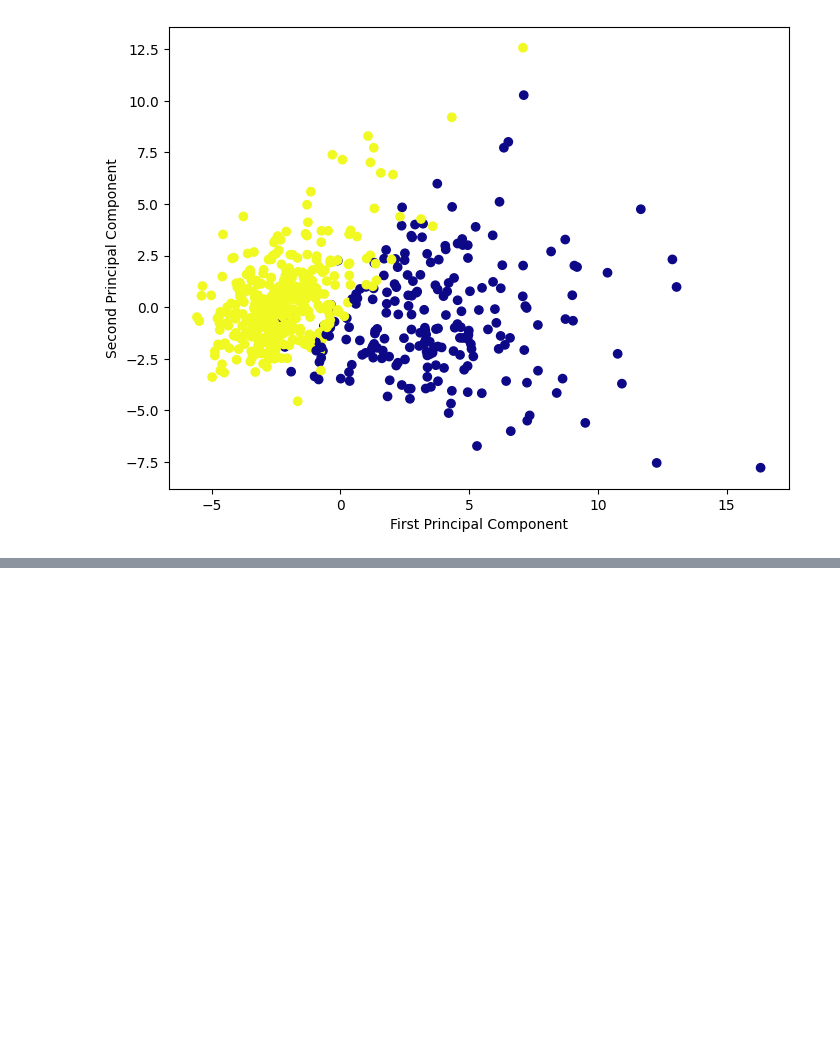
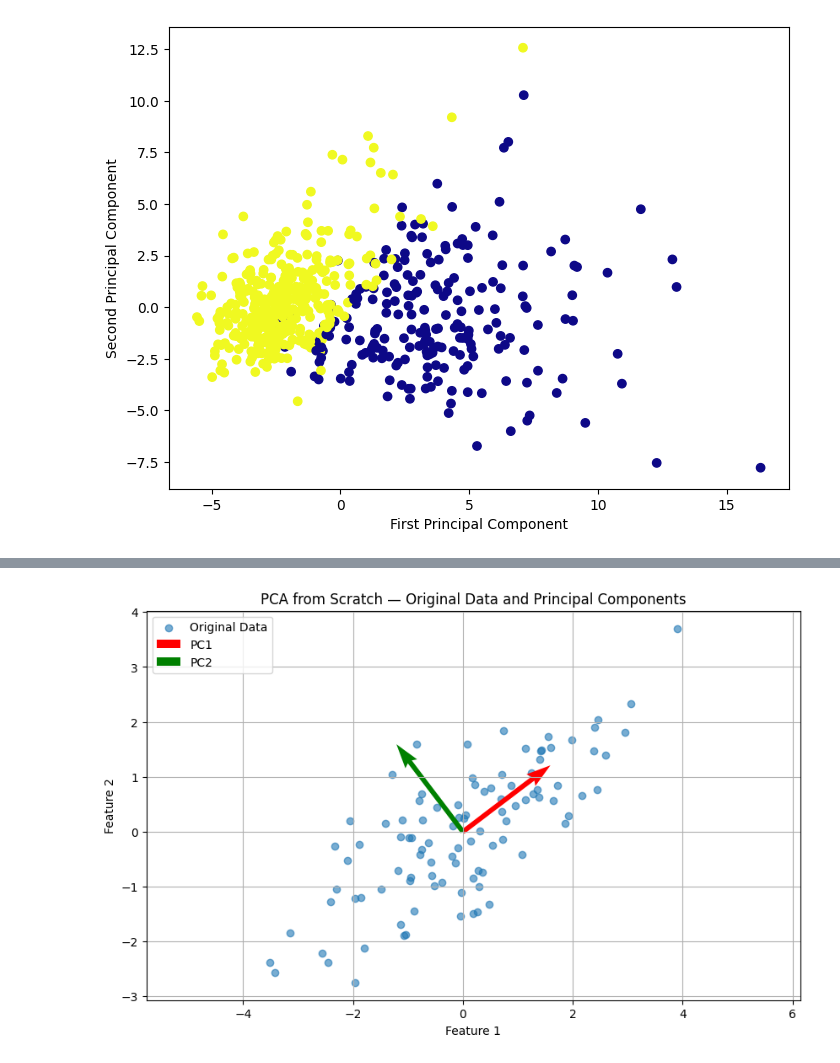
Before and after one commit to raw9k/Learning-ML, a Jupyter notebook: pca.ipynb, the cells around one changed output, grey strips where cells are left out. Cells and saved outputs as stored; diff of their text form; code cells hidden in the pictures; blank space fills up the shorter version.

```diff
--- a/pca.ipynb
+++ b/pca.ipynb
@@ -171,0 +206,88 @@ Text(0, 0.5, 'Second Principal Component')
+# %%
+import numpy as np
+import matplotlib.pyplot as plt
+
+# ---------------------------
+# 1️⃣ Generate a simple 2D dataset
+# ---------------------------
+np.random.seed(42)
+mean = [0, 0]
+cov = [[3, 2], [2, 2]]  # correlated features
+X = np.random.multivariate_normal(mean, cov, 100)
+
+# ---------------------------
+# 2️⃣ Center the data
+# ---------------------------
+X_meaned = X - np.mean(X, axis=0)
+
+# ---------------------------
+# 3️⃣ Compute Covariance Matrix
+# ---------------------------
+# Cov(X) = (1 / (n-1)) * XᵀX
+cov_mat = np.cov(X_meaned.T)
+
+# ---------------------------
+# 4️⃣ Eigen decomposition (mathematical core)
+# ---------------------------
+eigen_values, eigen_vectors = np.linalg.eig(cov_mat)
+
+# ---------------------------
+# 5️⃣ Sort eigenvectors by eigenvalues (descending order)
+# ---------------------------
+sorted_idx = np.argsort(eigen_values)[::-1]
+eigen_values = eigen_values[sorted_idx]
+eigen_vectors = eigen_vectors[:, sorted_idx]
+
+# ---------------------------
+# 6️⃣ Project data onto the first principal component
+# ---------------------------
+projected_1D = X_meaned @ eigen_vectors[:, 0].reshape(-1, 1)
+
+# For 2D reconstruction (back projection)
+X_reconstructed = projected_1D @ eigen_vectors[:, 0].reshape(1, -1)
+
+# ---------------------------
+# 7️⃣ Visualize results
+# ---------------------------
+
+# Plot original data
+plt.figure(figsize=(10, 6))
+plt.scatter(X_meaned[:, 0], X_meaned[:, 1], alpha=0.6, label="Original Data")
+
+# Plot principal component directions (orthonormal)
+origin = np.mean(X_meaned, axis=0)
+for i in range(2):
+    vec = eigen_vectors[:, i]
+    plt.quiver(origin[0], origin[1], vec[0], vec[1],
+               angles='xy', scale_units='xy', scale=0.5,
+               color=['r', 'g'][i], label=f'PC{i+1}')
+
+plt.axis('equal')
+plt.title("PCA from Scratch — Original Data and Principal Components")
+plt.xlabel("Feature 1")
+plt.ylabel("Feature 2")
+plt.legend()
+plt.grid(True)
+plt.show()
+
+# ---------------------------
+# 8️⃣ Visualize projection (data reduced to 1D and reconstructed)
+# ---------------------------
+plt.figure(figsize=(10, 6))
+plt.scatter(X_meaned[:, 0], X_meaned[:, 1], alpha=0.4, label='Original Data')
+plt.scatter(X_reconstructed[:, 0], X_reconstructed[:, 1],
+            color='red', label='Projection onto 1st Principal Component')
+plt.title("Projection of Data onto First Principal Component (Reconstruction)")
+plt.axis('equal')
+plt.legend()
+plt.grid(True)
+plt.show()
+
+# ---------------------------
+# 9️⃣ Verify Orthonormality of Eigenvectors
+# ---------------------------
+print("Eigenvalues:\n", eigen_values)
+print("\nEigenvectors (columns):\n", eigen_vectors)
+print("\nCheck orthonormality (should be identity):\n", eigen_vectors.T @ eigen_vectors)
+# %% [output]
+[figure, added]
```
Also changed, not shown: parts of 6 cells of this notebook.
